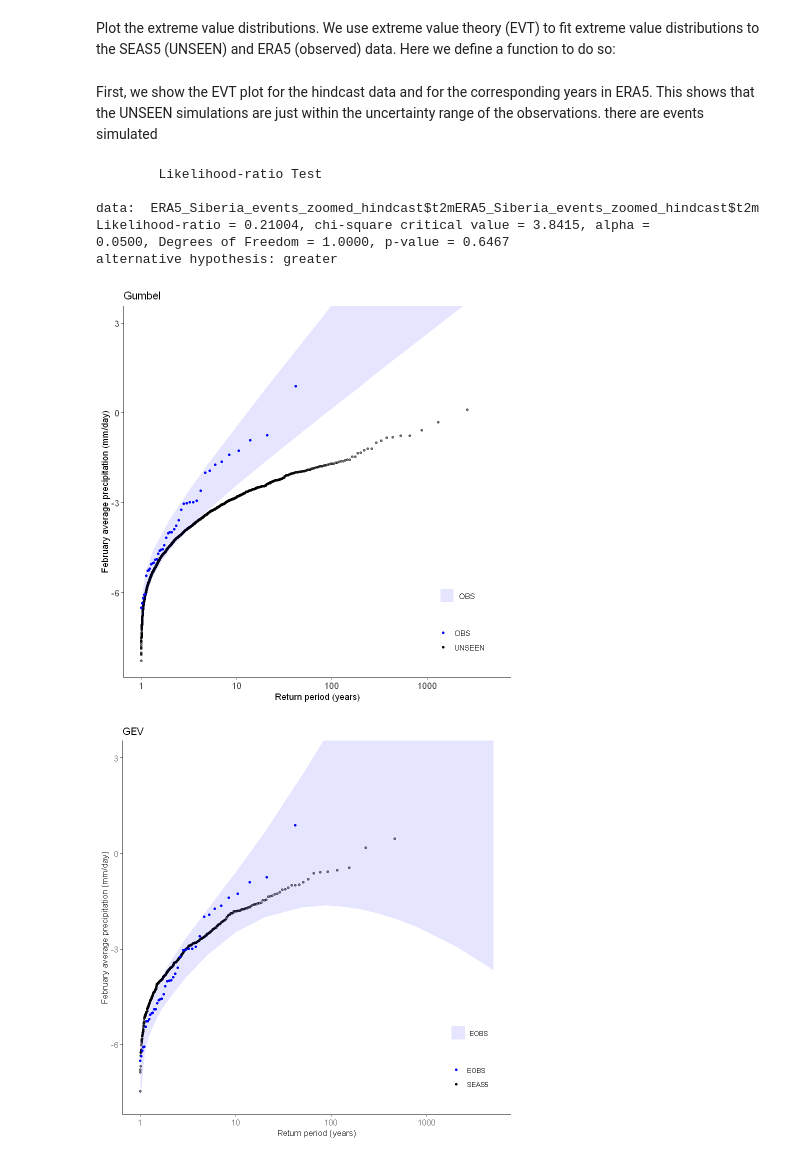
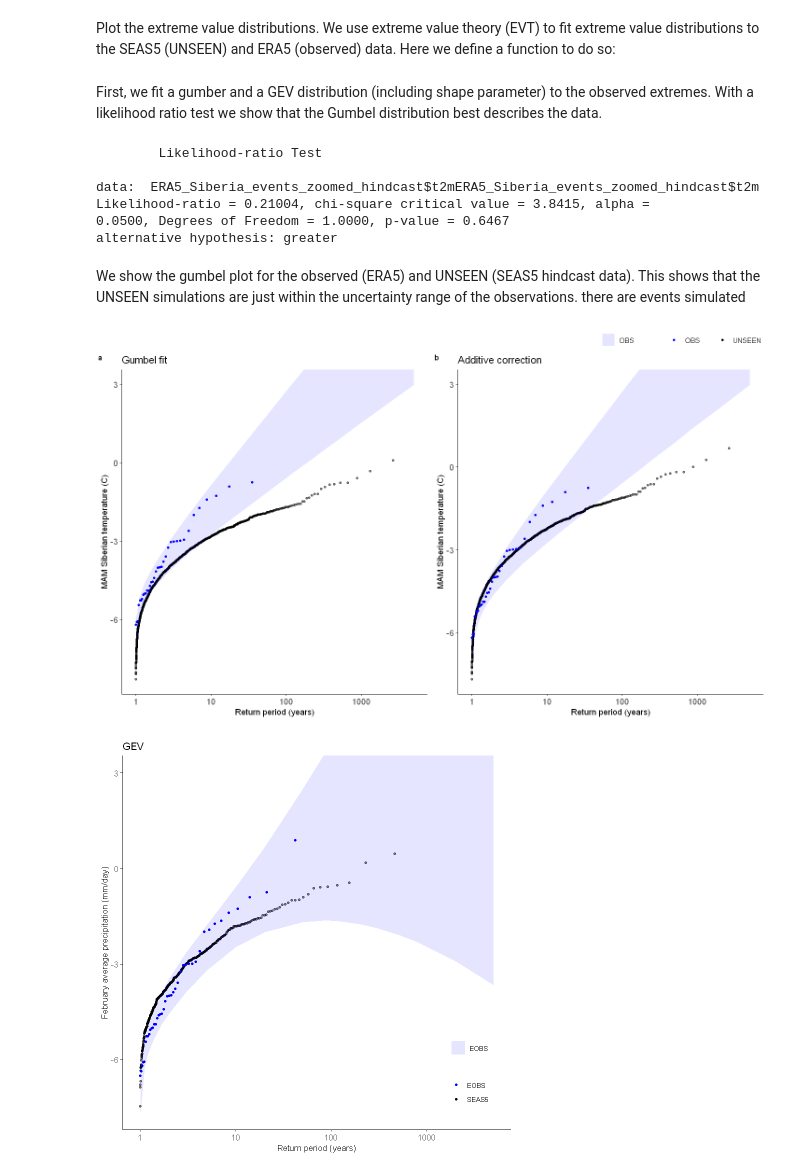
Before and after one commit to ECMWFCode4Earth/UNSEEN-open, a Jupyter notebook: doc/Notebooks/3.Evaluate/3.Evaluate.ipynb, the cells around one changed output. Cells and saved outputs as stored; diff of their text form; code cells hidden in the pictures.

```diff
--- a/doc/Notebooks/3.Evaluate/3.Evaluate.ipynb
+++ b/doc/Notebooks/3.Evaluate/3.Evaluate.ipynb
@@ -303,31 +319,52 @@ EVT_plot <- function(obs, ensemble, GEV_type, main, y_lab = "February average pr
       coord_cartesian(ylim = c(NA, ylim))
     }
 }
+# %% [markdown]
+First, we fit a gumber and a GEV distribution (including shape parameter) to the observed extremes. With a likelihood ratio test we show that the Gumbel distribution best describes the data.
+# %%
+fit_obs_Gumbel <- fevd(x = ERA5_Siberia_events_zoomed_hindcast$t2m,
+                    type = "Gumbel"
+                   )
+fit_obs_GEV <- fevd(x = ERA5_Siberia_events_zoomed_hindcast$t2m,
+                    type = "GEV"
+                   )
+lr.test(fit_obs_Gumbel, fit_obs_GEV)
+# %% [output]
+        Likelihood-ratio Test
+
+data:  ERA5_Siberia_events_zoomed_hindcast$t2mERA5_Siberia_events_zoomed_hindcast$t2m
+Likelihood-ratio = 0.21004, chi-square critical value = 3.8415, alpha =
+0.0500, Degrees of Freedom = 1.0000, p-value = 0.6467
+alternative hypothesis: greater
 # %% [markdown]
-First, we show the EVT plot for the hindcast data and for the corresponding years in ERA5. This shows that the UNSEEN simulations are just within the uncertainty range of the observations. there are events simulated
+We show the gumbel plot for the observed (ERA5) and UNSEEN (SEAS5 hindcast data). This shows that the UNSEEN simulations are just within the uncertainty range of the observations. there are events simulated
-# %%
-fit_obs_Gumbel <- fevd(x = ERA5_Siberia_events_zoomed_hindcast$t2m,
-                    type = "Gumbel"
-                   )
-fit_obs_GEV <- fevd(x = ERA5_Siberia_events_zoomed_hindcast$t2m,
-                    type = "GEV"
-                   )
-lr.test(fit_obs_Gumbel, fit_obs_GEV)
-
-GEV_hindcast <- EVT_plot(ensemble = SEAS5_Siberia_events_zoomed_hindcast$t2m,
-                         obs = ERA5_Siberia_events_zoomed$t2m,
-                         main = "Gumbel",
-                         GEV_type = "Gumbel",
-                         ylim = 3)
-GEV_hindcast
-# %% [output]
-        Likelihood-ratio Test
-
-data:  ERA5_Siberia_events_zoomed_hindcast$t2mERA5_Siberia_events_zoomed_hindcast$t2m
-Likelihood-ratio = 0.21004, chi-square critical value = 3.8415, alpha =
-0.0500, Degrees of Freedom = 1.0000, p-value = 0.6467
-alternative hypothesis: greater
-[figure, removed]
+# %%
+options(repr.plot.width = 12)
+GEV_hindcast <- EVT_plot(ensemble = SEAS5_Siberia_events_zoomed_hindcast$t2m,
+                         obs = ERA5_Siberia_events_zoomed_hindcast$t2m,
+                         main = "Gumbel fit",
+                         GEV_type = "Gumbel",
+                         ylim = 3,
+                         y_lab = 'MAM Siberian temperature (C)'
+                        )
+GEV_hindcast_corrected <- EVT_plot(ensemble = ensemble_biascor, #SEAS5_Siberia_events_zoomed_hindcast$t2m,
+                                   obs = ERA5_Siberia_events_zoomed_hindcast$t2m,
+                                   main = "Additive correction",
+                                   GEV_type = "Gumbel",
+                                   ylim = 3,
+                                   y_lab = 'MAM Siberian temperature (C)'
+                                  )
+
+ggarrange(GEV_hindcast, GEV_hindcast_corrected,
+  labels = c("a", "b"), # ,"c","d"),
+  common.legend = T,
+  font.label = list(size = 10, color = "black", face = "bold", family = NULL),
+  ncol = 2, nrow = 1
+)
+# GEV_hindcast
+# GEV_hindcast_corrected
+# %% [output]
+[figure, added]
 # %%
 GEV1 <- EVT_plot(ensemble = SEAS5_Siberia_events_zoomed_forecasts$t2m,
                  obs = ERA5_Siberia_events_zoomed$t2m,
```
Also changed, not shown: parts of 3 cells of this notebook.
